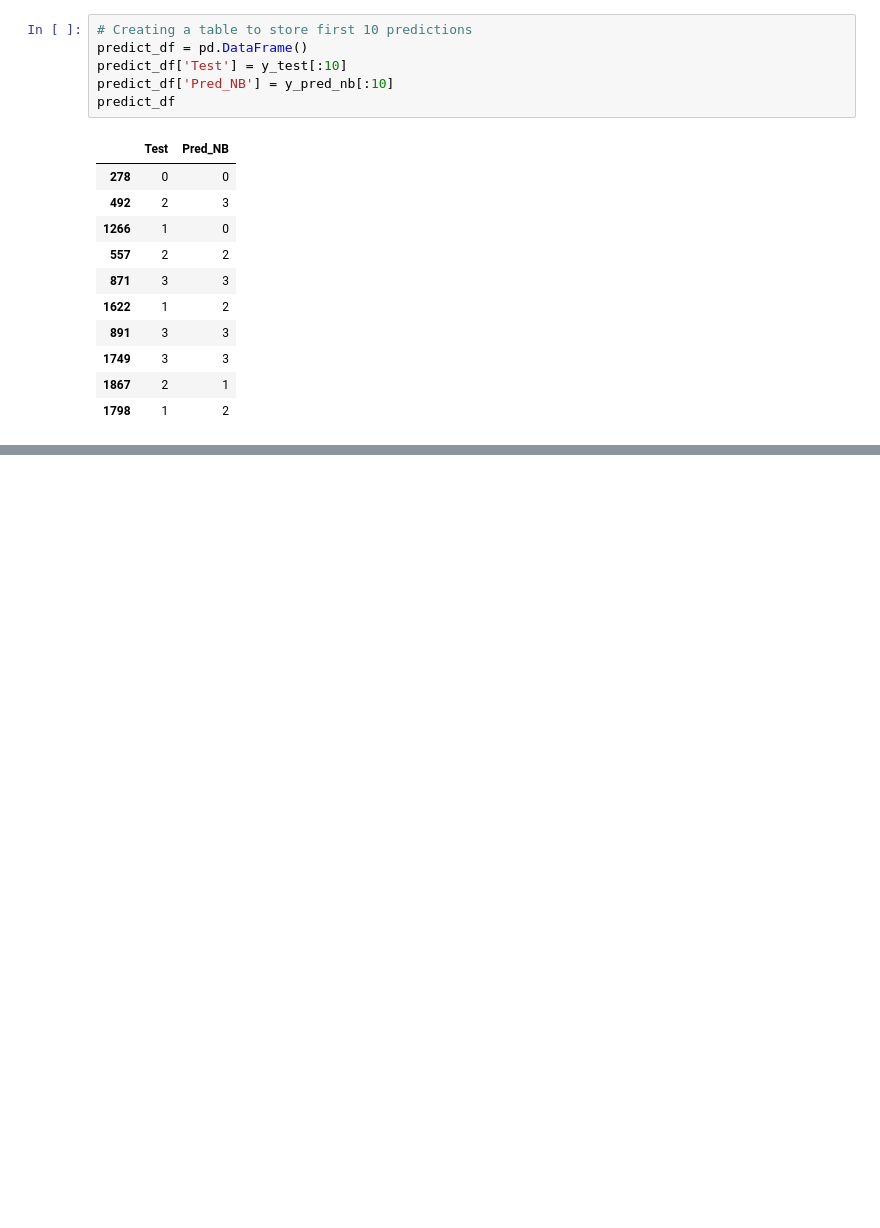
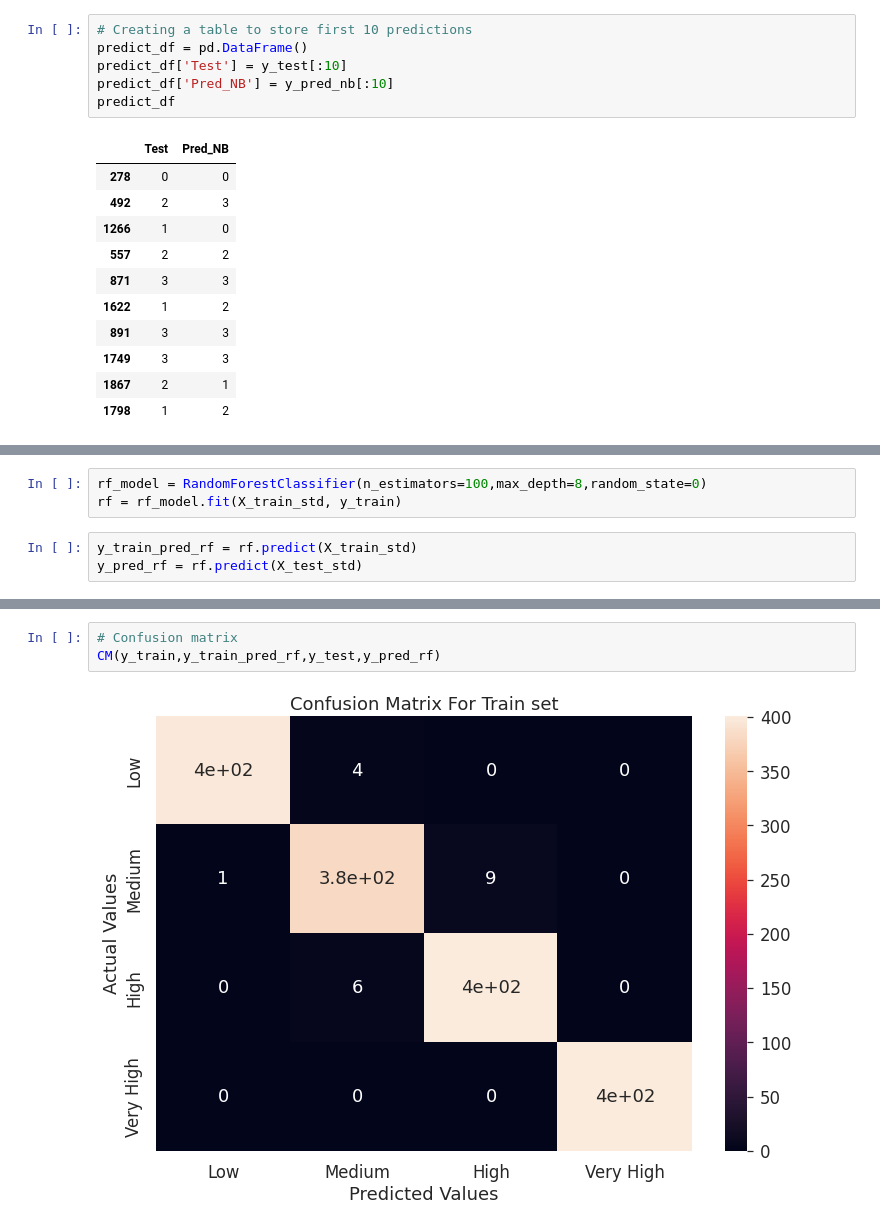
Before and after one commit to palash-21/Mobile-Price-Range-Prediction, a Jupyter notebook: Mobile_Price_Range_Prediction.ipynb, the cells around one changed output, grey strips where cells are left out. Drawn from its saved outputs; the diff is of its cells as text; blank space fills up the shorter version.

```diff
--- a/Mobile_Price_Range_Prediction.ipynb
+++ b/Mobile_Price_Range_Prediction.ipynb
@@ -781,0 +982,6 @@ predict_df
+# %%
+rf_model = RandomForestClassifier(n_estimators=100,max_depth=8,random_state=0)
+rf = rf_model.fit(X_train_std, y_train)
+# %%
+y_train_pred_rf = rf.predict(X_train_std)
+y_pred_rf = rf.predict(X_test_std)
@@ -781,0 +1035,5 @@ predict_df
+# %%
+# Confusion matrix
+CM(y_train,y_train_pred_rf,y_test,y_pred_rf)
+# %% [output]
+[figure, added]
```
Also changed, not shown: parts of 53 cells of this notebook.
